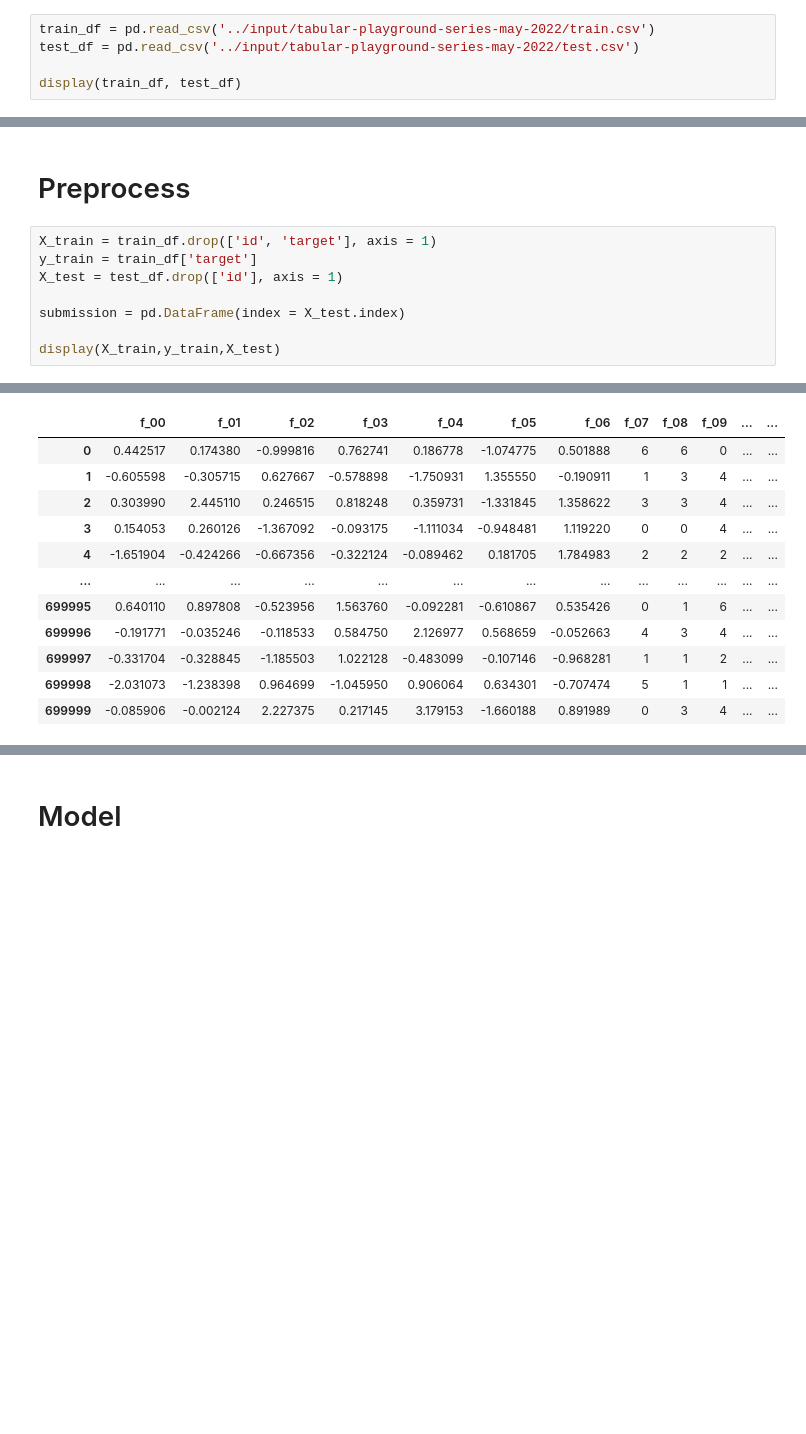
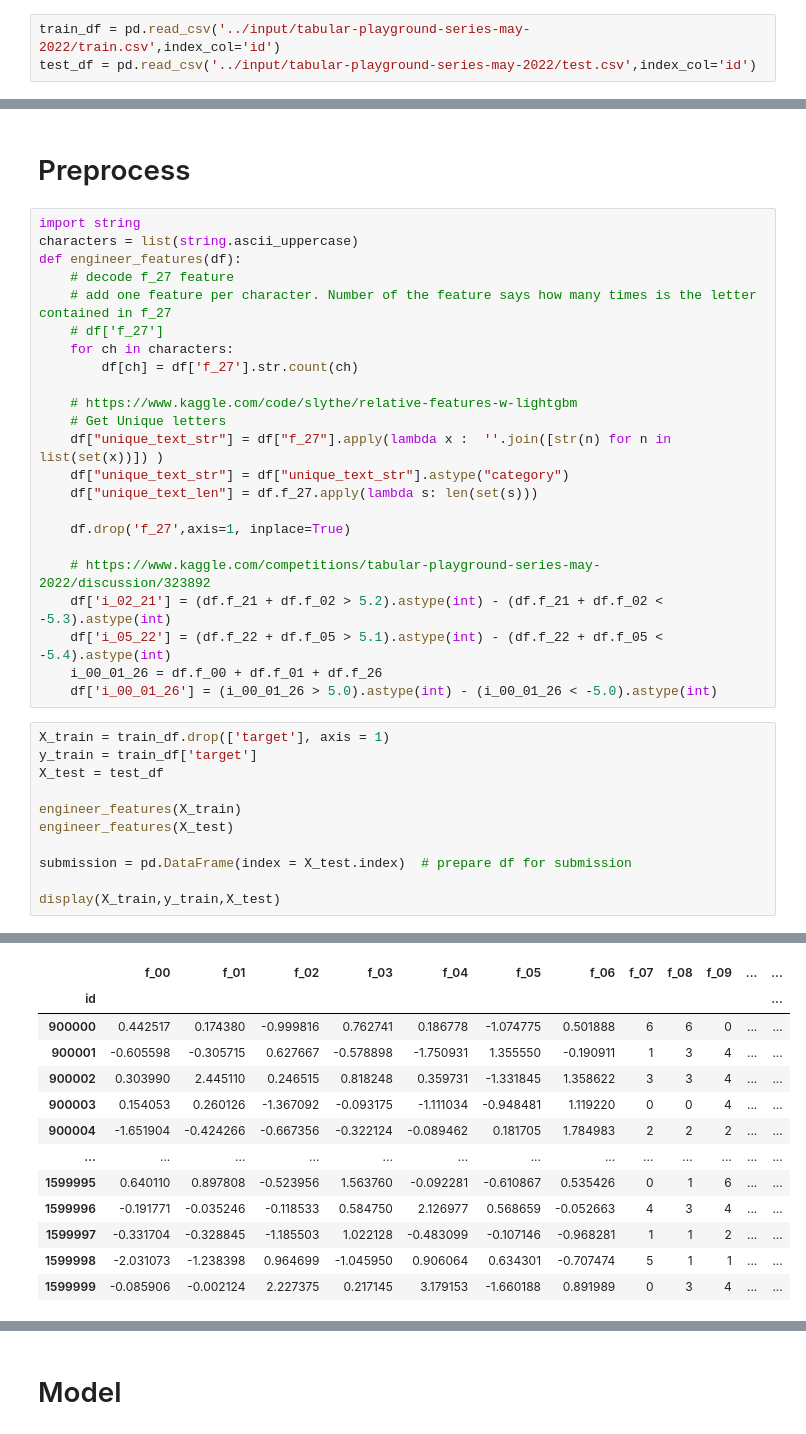
Before and after one commit to Kanaliha/Kaggle, a Jupyter notebook: Competitions/tabular-playground-series-may-2022/tps-may22.ipynb, the cells around one changed output, grey strips where cells are left out. Cells and saved outputs as stored; diff of their text form; blank space fills up the shorter version.

```diff
--- a/Competitions/tabular-playground-series-may-2022/tps-may22.ipynb
+++ b/Competitions/tabular-playground-series-may-2022/tps-may22.ipynb
@@ -7,7 +9,5 @@ plt.rcParams["figure.figsize"] = (20,10) # make plots a bit bigger
 # %% [markdown]
 # Load Data
 # %%
-train_df = pd.read_csv('../input/tabular-playground-series-may-2022/train.csv')
-test_df = pd.read_csv('../input/tabular-playground-series-may-2022/test.csv')
-
-display(train_df, test_df)
+train_df = pd.read_csv('../input/tabular-playground-series-may-2022/train.csv',index_col='id')
+test_df = pd.read_csv('../input/tabular-playground-series-may-2022/test.csv',index_col='id')
@@ -41,11 +14,37 @@ display(train_df, test_df)
 # %% [markdown]
 # Preprocess
+# %%
+import string
+characters = list(string.ascii_uppercase)
+def engineer_features(df):
+    # decode f_27 feature
+    # add one feature per character. Number of the feature says how many times is the letter contained in f_27
+    # df['f_27']
+    for ch in characters:
+        df[ch] = df['f_27'].str.count(ch)
+
+    # https://www.kaggle.com/code/slythe/relative-features-w-lightgbm
+    # Get Unique letters
+    df["unique_text_str"] = df["f_27"].apply(lambda x :  ''.join([str(n) for n in list(set(x))]) )
+    df["unique_text_str"] = df["unique_text_str"].astype("category")
+    df["unique_text_len"] = df.f_27.apply(lambda s: len(set(s)))
+
+    df.drop('f_27',axis=1, inplace=True)
+
+    # https://www.kaggle.com/competitions/tabular-playground-series-may-2022/discussion/323892
+    df['i_02_21'] = (df.f_21 + df.f_02 > 5.2).astype(int) - (df.f_21 + df.f_02 < -5.3).astype(int)
+    df['i_05_22'] = (df.f_22 + df.f_05 > 5.1).astype(int) - (df.f_22 + df.f_05 < -5.4).astype(int)
+    i_00_01_26 = df.f_00 + df.f_01 + df.f_26
+    df['i_00_01_26'] = (i_00_01_26 > 5.0).astype(int) - (i_00_01_26 < -5.0).astype(int)
 # %%
-X_train = train_df.drop(['id', 'target'], axis = 1)
+X_train = train_df.drop(['target'], axis = 1)
 y_train = train_df['target']
-X_test = test_df.drop(['id'], axis = 1)
+X_test = test_df
 
-submission = pd.DataFrame(index = X_test.index)
+engineer_features(X_train)
+engineer_features(X_test)
+
+submission = pd.DataFrame(index = X_test.index)  # prepare df for submission
 
 display(X_train,y_train,X_test)
 # %% [output]
@@ -65,24 +66,25 @@ display(X_train,y_train,X_test)
 0         0
 1         1
 2         1
 3         1
 4         1
          ..
 899995    1
 899996    0
 899997    0
 899998    0
 899999    1
 Name: target, Length: 900000, dtype: int64
 |  | f_00 | f_01 | f_02 | f_03 | f_04 | f_05 | f_06 | f_07 | f_08 | f_09 | ... | ... |
-| 0 | 0.442517 | 0.174380 | -0.999816 | 0.762741 | 0.186778 | -1.074775 | 0.501888 | 6 | 6 | 0 | ... | ... |
-| 1 | -0.605598 | -0.305715 | 0.627667 | -0.578898 | -1.750931 | 1.355550 | -0.190911 | 1 | 3 | 4 | ... | ... |
-| 2 | 0.303990 | 2.445110 | 0.246515 | 0.818248 | 0.359731 | -1.331845 | 1.358622 | 3 | 3 | 4 | ... | ... |
-| 3 | 0.154053 | 0.260126 | -1.367092 | -0.093175 | -1.111034 | -0.948481 | 1.119220 | 0 | 0 | 4 | ... | ... |
-| 4 | -1.651904 | -0.424266 | -0.667356 | -0.322124 | -0.089462 | 0.181705 | 1.784983 | 2 | 2 | 2 | ... | ... |
+| id |  |  |  |  |  |  |  |  |  |  |  | ... |
+| 900000 | 0.442517 | 0.174380 | -0.999816 | 0.762741 | 0.186778 | -1.074775 | 0.501888 | 6 | 6 | 0 | ... | ... |
+| 900001 | -0.605598 | -0.305715 | 0.627667 | -0.578898 | -1.750931 | 1.355550 | -0.190911 | 1 | 3 | 4 | ... | ... |
+| 900002 | 0.303990 | 2.445110 | 0.246515 | 0.818248 | 0.359731 | -1.331845 | 1.358622 | 3 | 3 | 4 | ... | ... |
+| 900003 | 0.154053 | 0.260126 | -1.367092 | -0.093175 | -1.111034 | -0.948481 | 1.119220 | 0 | 0 | 4 | ... | ... |
+| 900004 | -1.651904 | -0.424266 | -0.667356 | -0.322124 | -0.089462 | 0.181705 | 1.784983 | 2 | 2 | 2 | ... | ... |
 | ... | ... | ... | ... | ... | ... | ... | ... | ... | ... | ... | ... | ... |
-| 699995 | 0.640110 | 0.897808 | -0.523956 | 1.563760 | -0.092281 | -0.610867 | 0.535426 | 0 | 1 | 6 | ... | ... |
-| 699996 | -0.191771 | -0.035246 | -0.118533 | 0.584750 | 2.126977 | 0.568659 | -0.052663 | 4 | 3 | 4 | ... | ... |
-| 699997 | -0.331704 | -0.328845 | -1.185503 | 1.022128 | -0.483099 | -0.107146 | -0.968281 | 1 | 1 | 2 | ... | ... |
-| 699998 | -2.031073 | -1.238398 | 0.964699 | -1.045950 | 0.906064 | 0.634301 | -0.707474 | 5 | 1 | 1 | ... | ... |
-| 699999 | -0.085906 | -0.002124 | 2.227375 | 0.217145 | 3.179153 | -1.660188 | 0.891989 | 0 | 3 | 4 | ... | ... |
+| 1599995 | 0.640110 | 0.897808 | -0.523956 | 1.563760 | -0.092281 | -0.610867 | 0.535426 | 0 | 1 | 6 | ... | ... |
+| 1599996 | -0.191771 | -0.035246 | -0.118533 | 0.584750 | 2.126977 | 0.568659 | -0.052663 | 4 | 3 | 4 | ... | ... |
+| 1599997 | -0.331704 | -0.328845 | -1.185503 | 1.022128 | -0.483099 | -0.107146 | -0.968281 | 1 | 1 | 2 | ... | ... |
+| 1599998 | -2.031073 | -1.238398 | 0.964699 | -1.045950 | 0.906064 | 0.634301 | -0.707474 | 5 | 1 | 1 | ... | ... |
+| 1599999 | -0.085906 | -0.002124 | 2.227375 | 0.217145 | 3.179153 | -1.660188 | 0.891989 | 0 | 3 | 4 | ... | ... |
```
Also changed, not shown: parts of 10 cells of this notebook.
